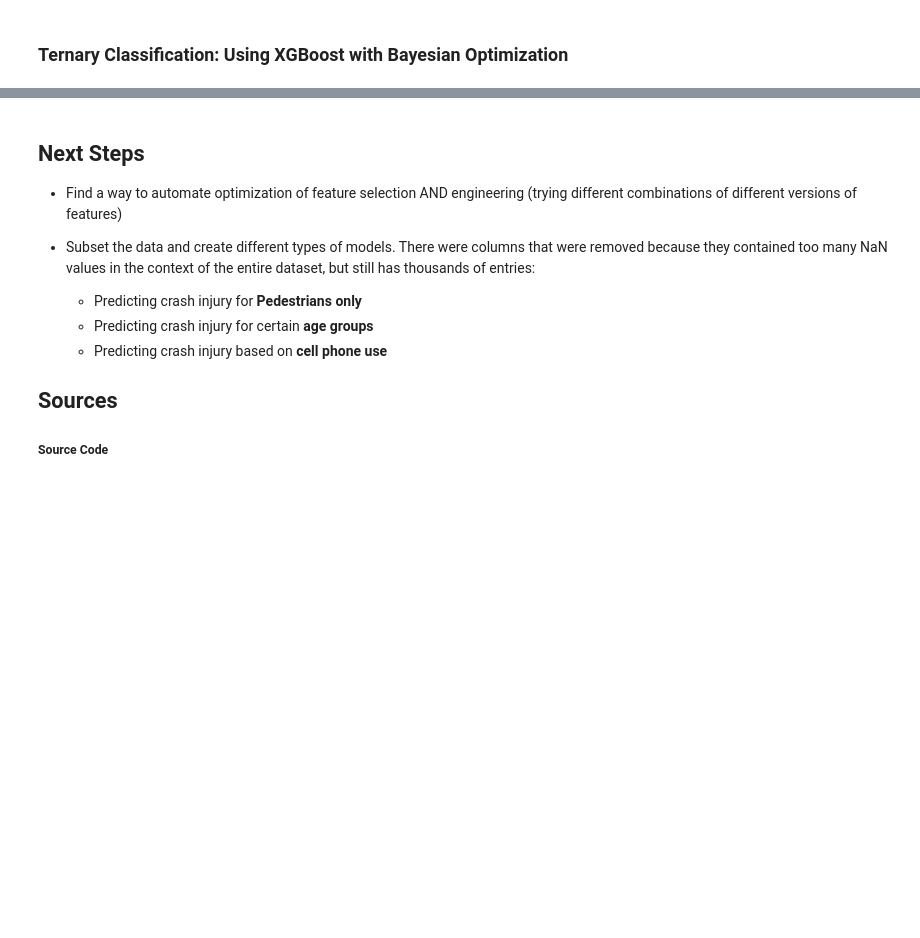
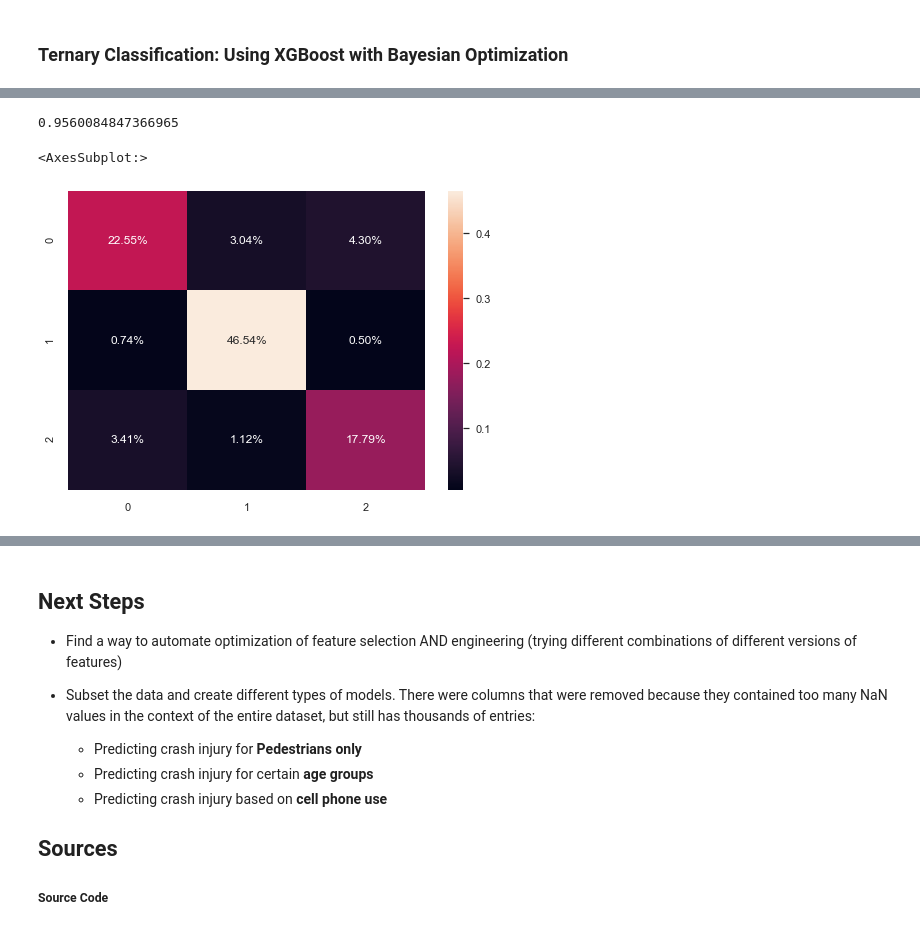
Before and after one commit to marcosvppfernandes/chicagoteam_quanggang, a Jupyter notebook: final_notebook.ipynb, the cells around one changed output, grey strips where cells are left out. Cells and saved outputs as stored; diff of their text form; code cells hidden in the pictures; blank space fills up the shorter version.

```diff
--- a/final_notebook.ipynb
+++ b/final_notebook.ipynb
@@ -558,0 +642,5 @@ rec, prec, acc, roc_auc, fit_obj = models.kfold_validation(X_train, y_train, cla
+# %%
+train_p3 = classifier3.predict(X_test)
+# %%
+train_p3 = list(np.array(train_p3.astype(int)))
+y_test   = list(np.array(y_test.astype(int)))
@@ -559,3 +677,16 @@ rec, prec, acc, roc_auc, fit_obj = models.kfold_validation(X_train, y_train, cla
+# %%
+cm = confusion_matrix(train_p2, y_train)
+acc = cm.diagonal().sum()/cm.sum()
+print(acc)
+# %% [output]
+0.9560084847366965
+# %%
+import seaborn as sns
+cf = confusion_matrix(train_p3, y_test)
+sns.heatmap(cf/np.sum(cf), annot=True, fmt='.2%')
+# %% [output]
+<AxesSubplot:>
+[figure, added]
 # %%
 for score in [rec, prec, acc, roc_auc]:
     print(score)
```
Also changed, not shown: parts of 18 cells of this notebook, 2 other files.
